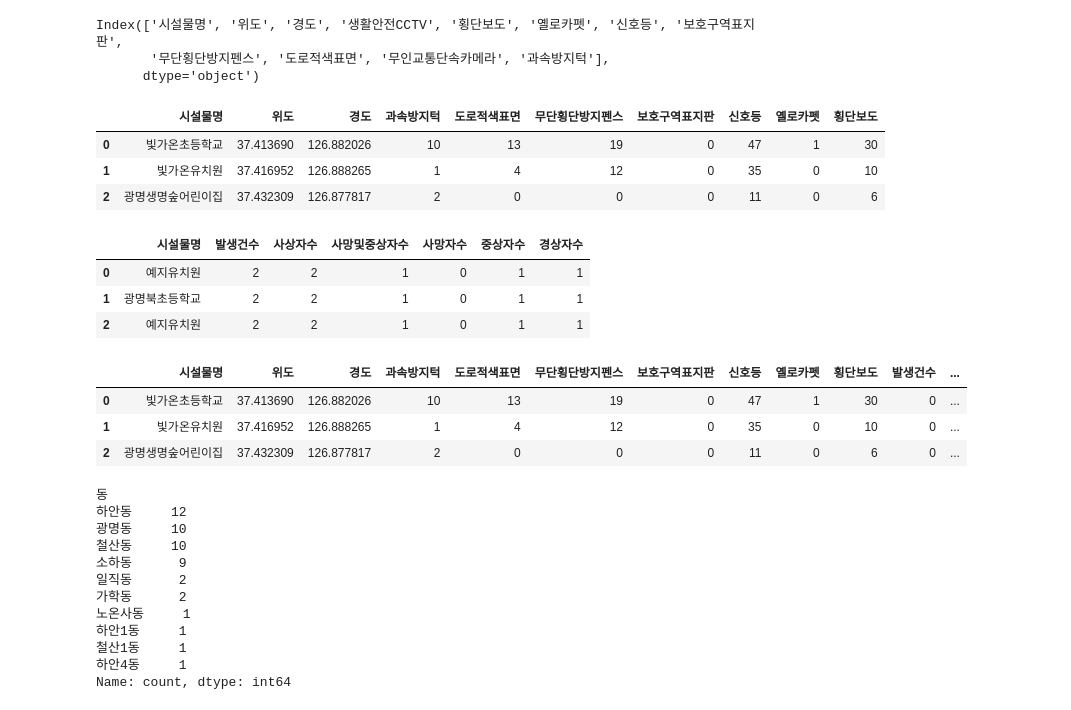
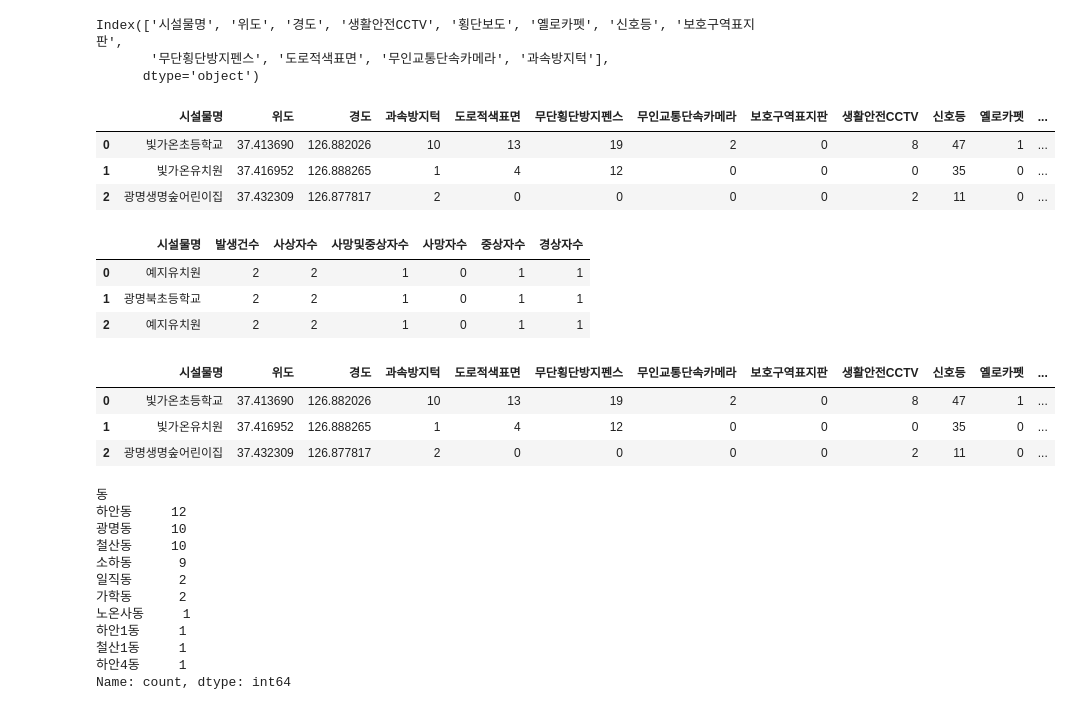
Before and after one commit to jimena1lee/1stProject_MSAI09, a Jupyter notebook: Preprocessing/광명/gwangmyung_preprocessing.ipynb, the cells around one changed output. Saved outputs shown, nothing was run; the diff lists cells and outputs as text; code cells hidden in the pictures.

```diff
--- a/Preprocessing/광명/gwangmyung_preprocessing.ipynb
+++ b/Preprocessing/광명/gwangmyung_preprocessing.ipynb
@@ -848,13 +848,14 @@ Index(['시설물명', '위도', '경도', '생활안전CCTV', '횡단보도', '
 # %%
 #facility 컬럼 순서 정비
 final_facility_counts_df = final_facility_counts_df[['시설물명', '위도', '경도','과속방지턱','도로적색표면',
-                                                     '무단횡단방지펜스','보호구역표지판','신호등','옐로카펫','횡단보도']]
+                                                     '무단횡단방지펜스','무인교통단속카메라','보호구역표지판','생활안전CCTV',
+                                                     '신호등','옐로카펫','횡단보도']]
 final_facility_counts_df.head(3)
 # %% [output]
-|  | 시설물명 | 위도 | 경도 | 과속방지턱 | 도로적색표면 | 무단횡단방지펜스 | 보호구역표지판 | 신호등 | 옐로카펫 | 횡단보도 |
-| 0 | 빛가온초등학교 | 37.413690 | 126.882026 | 10 | 13 | 19 | 0 | 47 | 1 | 30 |
-| 1 | 빛가온유치원 | 37.416952 | 126.888265 | 1 | 4 | 12 | 0 | 35 | 0 | 10 |
-| 2 | 광명생명숲어린이집 | 37.432309 | 126.877817 | 2 | 0 | 0 | 0 | 11 | 0 | 6 |
+|  | 시설물명 | 위도 | 경도 | 과속방지턱 | 도로적색표면 | 무단횡단방지펜스 | 무인교통단속카메라 | 보호구역표지판 | 생활안전CCTV | 신호등 | 옐로카펫 | ... |
+| 0 | 빛가온초등학교 | 37.413690 | 126.882026 | 10 | 13 | 19 | 2 | 0 | 8 | 47 | 1 | ... |
+| 1 | 빛가온유치원 | 37.416952 | 126.888265 | 1 | 4 | 12 | 0 | 0 | 0 | 35 | 0 | ... |
+| 2 | 광명생명숲어린이집 | 37.432309 | 126.877817 | 2 | 0 | 0 | 0 | 0 | 2 | 11 | 0 | ... |
 # %%
 #accident 데이터 정비
 final_accidents_df = final_accidents_df.rename(columns={'보호구역명': '시설물명'})
@@ -872,10 +873,10 @@ combined1 = combined1.fillna(0)  # 사고 데이터가 없는 시설물은 0으
 combined1[['발생건수','사상자수','사망및중상자수','사망자수','중상자수','경상자수']] = combined1[['발생건수','사상자수','사망및중상자수','사망자수','중상자수','경상자수']].astype(int)
 combined1.head(3)
 # %% [output]
-|  | 시설물명 | 위도 | 경도 | 과속방지턱 | 도로적색표면 | 무단횡단방지펜스 | 보호구역표지판 | 신호등 | 옐로카펫 | 횡단보도 | 발생건수 | ... |
-| 0 | 빛가온초등학교 | 37.413690 | 126.882026 | 10 | 13 | 19 | 0 | 47 | 1 | 30 | 0 | ... |
-| 1 | 빛가온유치원 | 37.416952 | 126.888265 | 1 | 4 | 12 | 0 | 35 | 0 | 10 | 0 | ... |
-| 2 | 광명생명숲어린이집 | 37.432309 | 126.877817 | 2 | 0 | 0 | 0 | 11 | 0 | 6 | 0 | ... |
+|  | 시설물명 | 위도 | 경도 | 과속방지턱 | 도로적색표면 | 무단횡단방지펜스 | 무인교통단속카메라 | 보호구역표지판 | 생활안전CCTV | 신호등 | 옐로카펫 | ... |
+| 0 | 빛가온초등학교 | 37.413690 | 126.882026 | 10 | 13 | 19 | 2 | 0 | 8 | 47 | 1 | ... |
+| 1 | 빛가온유치원 | 37.416952 | 126.888265 | 1 | 4 | 12 | 0 | 0 | 0 | 35 | 0 | ... |
+| 2 | 광명생명숲어린이집 | 37.432309 | 126.877817 | 2 | 0 | 0 | 0 | 0 | 2 | 11 | 0 | ... |
 # %%
 # 스쿨존에서 행정동 정보 추출하기
 final_schoolzone_df['동'] = final_schoolzone_df['소재지지번주소'].str.extract(r'(\S+동)')
```
Also changed, not shown: parts of 4 cells of this notebook, 1 other file.
